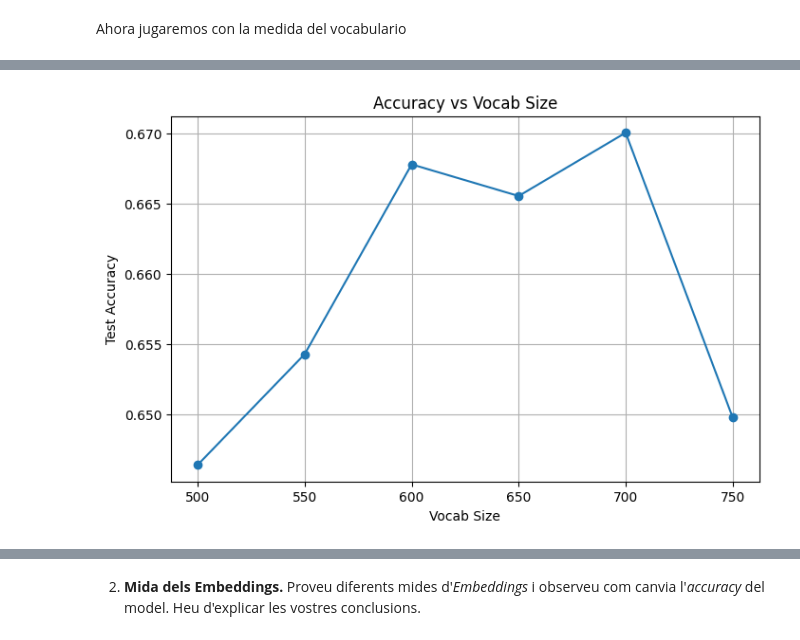
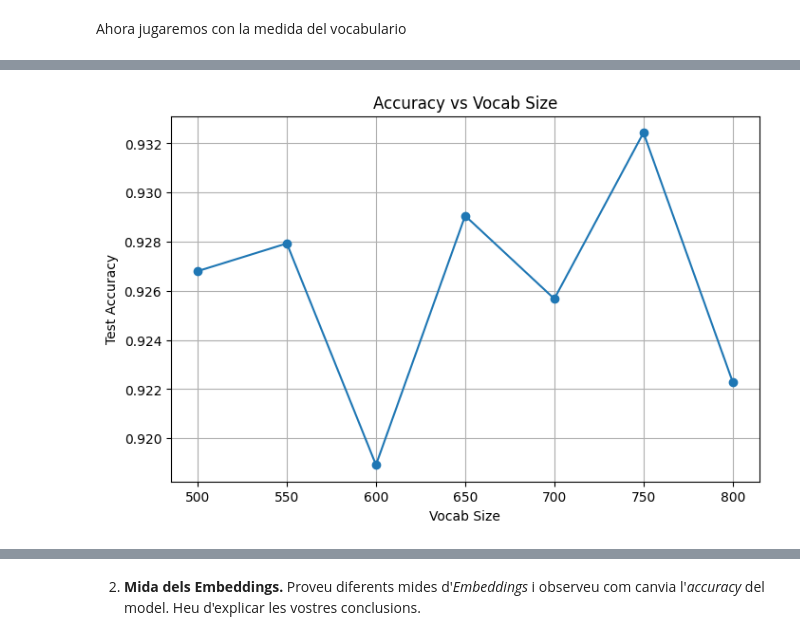
Before and after one commit to GERARD818/TVD_P2, a Jupyter notebook: P2_1_alumnes.ipynb, the cells around one changed output, grey strips where cells are left out. Cells and saved outputs as stored; diff of their text form; code cells hidden in the pictures.

```diff
--- a/P2_1_alumnes.ipynb
+++ b/P2_1_alumnes.ipynb
@@ -446,7 +450,6 @@ def preprocess(num_words, train_sentences, val_data, test_data):
     test_sentences_lemmatized = preprocess_sentence(list(test_data[0]))
 
     # Tokenizer con el mismo num_words (puedes cambiarlo para comparar)
-    num_words = 500
     tokenizer_lemmatized = Tokenizer(num_words)
     tokenizer_lemmatized.fit_on_texts(train_sentences_lemmatized)
 
@@ -465,6 +468,10 @@ def preprocess(num_words, train_sentences, val_data, test_data):
     val_labels_lemmatized = [lbl.strip().replace('"', '').replace("'", '') for lbl in list(val_data[2])]
     test_labels_lemmatized = [lbl.strip().replace('"', '').replace("'", '') for lbl in list(test_data[2])]
 
+    label_encoder_lemmatized = LabelEncoder()
+    train_numerical_labels_lemmatized = label_encoder_lemmatized.fit_transform(train_labels)  # Usamos las etiquetas originales de entrenamiento
+    train_encoded_labels_lemmatized = to_categorical(train_numerical_labels_lemmatized, num_classes)
+
     values_to_remove = ['day_name','airfare+flight','flight+airline','flight_no+airline']
     def remove_values_and_indices(input_list, values_to_remove, other_list):
         indices_to_remove = [idx for idx, item in enumerate(input_list) if item in values_to_remove]
@@ -481,12 +488,12 @@ def preprocess(num_words, train_sentences, val_data, test_data):
     val_encoded_labels_lemmatized = to_categorical(val_numerical_labels_lemmatized, num_classes)
     test_encoded_labels_lemmatized = to_categorical(test_numerical_labels_lemmatized, num_classes)
 
-    return train_pad_sequences_lemmatized, val_pad_sequences_lemmatized, val_encoded_labels_lemmatized
+    return train_pad_sequences_lemmatized, train_encoded_labels_lemmatized, val_pad_sequences_lemmatized, val_encoded_labels_lemmatized, test_pad_sequences_lemmatized, test_encoded_labels_lemmatized
 # %%
 import os
 
 if not os.path.exists('./models/model_preprocessed.keras'):
-    train_pad_sequences_lemmatized, val_pad_sequences_lemmatized, val_encoded_labels_lemmatized = preprocess(500, train_sentences=train_sentences, val_data=val_data, test_data= test_data)
+    train_pad_sequences_lemmatized, train_encoded_labels_lemmatized, val_pad_sequences_lemmatized, val_encoded_labels_lemmatized, test_pad_sequences_lemmatized, test_encoded_labels_lemmatized = preprocess(500, train_sentences=train_sentences, val_data=val_data, test_data= test_data)
     # Paràmetres
     vocab_size = len(vocab)       # 893 paraules
     embedding_dim = 300           # mida del vector d'embedding
@@ -523,7 +530,7 @@ if not os.path.exists('./models/model_preprocessed.keras'):
 
     # Entrenament
     history = modelo_preprocesado.fit(
-        train_pad_sequences_lemmatized, train_encoded_labels,
+        train_pad_sequences_lemmatized, train_encoded_labels_lemmatized,
         validation_data=(val_pad_sequences_lemmatized, val_encoded_labels_lemmatized),
         epochs=30,
         batch_size=32,
@@ -610,10 +619,10 @@ best_vocab_size = None
 
 from keras.models import clone_model
 
-vocab_sizes = list(range(500, 800, 50))
+vocab_sizes = list(range(500, 801, 50))
 for vocab_size in vocab_sizes:
     # Tokenizer y secuencias para cada vocab_size
-    train_pad_sequences_lemmatized, val_pad_sequences_lemmatized, val_encoded_labels_lemmatized = preprocess(500, train_sentences=train_sentences, val_data=val_data, test_data= test_data)
+    train_pad_sequences_lemmatized, train_encoded_labels_lemmatized, val_pad_sequences_lemmatized, val_encoded_labels_lemmatized, test_pad_sequences_lemmatized, test_encoded_labels_lemmatized = preprocess(500, train_sentences=train_sentences, val_data=val_data, test_data= test_data)
     # Definim el model
     model = Sequential([
         Embedding(input_dim=vocab_size, output_dim=embedding_dim),
@@ -627,7 +636,7 @@ for vocab_size in vocab_sizes:
     early_stop = EarlyStopping(monitor='val_loss', patience=5, restore_best_weights=True)
 
     history = model.fit(
-        train_pad_sequences_lemmatized, train_encoded_labels,
+        train_pad_sequences_lemmatized, train_encoded_labels_lemmatized,
         validation_data=(val_pad_sequences_lemmatized, val_encoded_labels_lemmatized),
         epochs=epochs,
         batch_size=batch_size,
@@ -635,9 +644,9 @@ for vocab_size in vocab_sizes:
         verbose=0
     )
 
-    test_probs = model.predict(test_pad_sequences)
+    test_probs = model.predict(test_pad_sequences_lemmatized)
     test_pred_labels = np.argmax(test_probs, axis=1)
-    test_true_labels = np.argmax(test_encoded_labels, axis=1)
+    test_true_labels = np.argmax(test_encoded_labels_lemmatized, axis=1)
     test_accuracy = accuracy_score(test_true_labels, test_pred_labels)
     accuracies.append(test_accuracy)
 
@@ -652,7 +661,7 @@ best_model.save(f'./models/best_model_vocab_{best_vocab_size}.keras')
 
 # Plot accuracy vs vocab_size
 plt.figure(figsize=(8,5))
-plt.plot(list(range(500,800,50)), accuracies, marker='o')
+plt.plot(list(range(500,801,50)), accuracies, marker='o')
 plt.xlabel('Vocab Size')
 plt.ylabel('Test Accuracy')
 plt.title('Accuracy vs Vocab Size')
@@ -668 +678 @@ plt.show()
-[figure, old version]
+[figure, new version]
```
Also changed, not shown: parts of 15 cells of this notebook, 5 other files.
